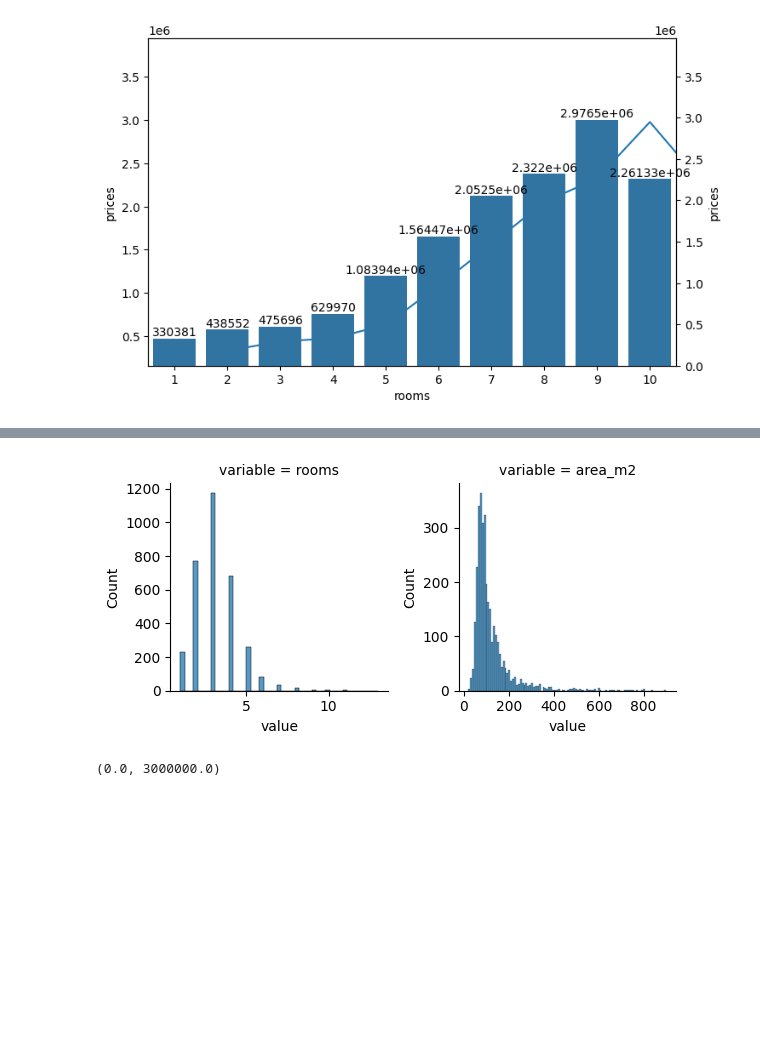
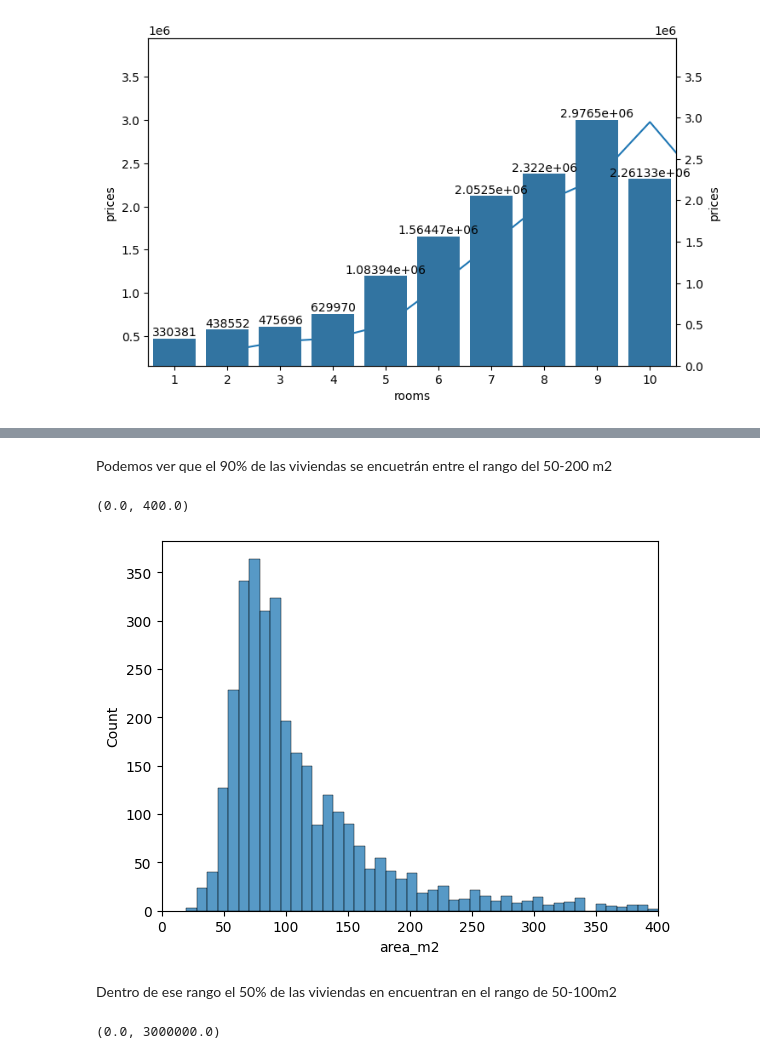
Before and after one commit to Fio-Deca/Vivienda_BCN, a Jupyter notebook: Casa_Barcelona_Estimacion.ipynb, the cells around one changed output, grey strips where cells are left out. Saved outputs shown, nothing was run; the diff lists cells and outputs as text; code cells hidden in the pictures; blank space fills up the shorter version.

```diff
--- a/Casa_Barcelona_Estimacion.ipynb
+++ b/Casa_Barcelona_Estimacion.ipynb
@@ -346,9 +323,13 @@ sns.histplot(data=df,x='area_m2')
-# %%
-f = pd.melt(df, value_vars=quantitative)
-g = sns.FacetGrid(f, col="variable",  col_wrap=2, sharex=False, sharey=False)
-g = g.map(sns.histplot, "value")
-# %% [output]
-[figure, removed]
+# %% [markdown]
+Podemos ver que el 90% de las viviendas se encuetrán entre el rango del 50-200 m2
+# %%
+sns.histplot(data=df,x='area_m2')
+plt.xlim(0,400)
+# %% [output]
+(0.0, 400.0)
+[figure, added]
+# %% [markdown]
+Dentro de ese rango el 50% de las viviendas en encuentran en el rango de 50-100m2
 # %%
 plt.figure(figsize=(15,15))
 sns.displot(data=df,x='prices')
```
Also changed, not shown: parts of 61 cells of this notebook, 1 other file.
